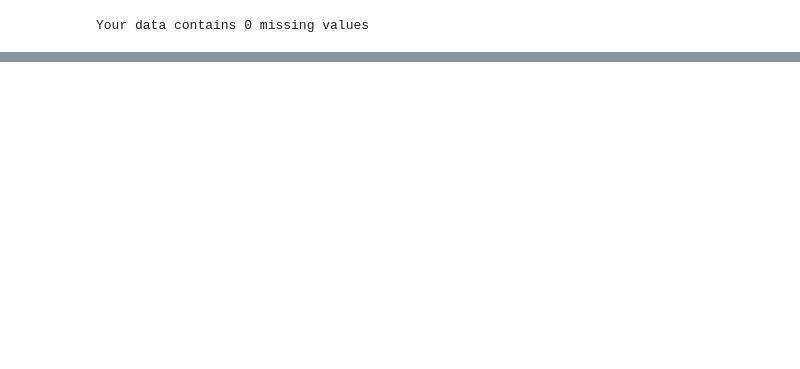
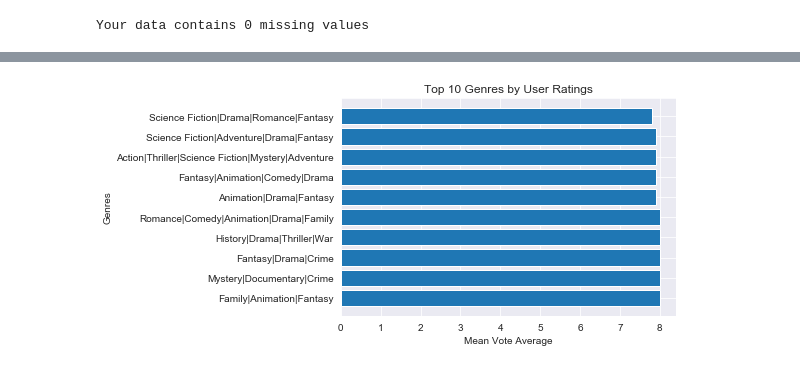
Before and after one commit to ManideepTelukuntla/Investigate-TMDB-Movie-Data, a Jupyter notebook: InvestigateTMDBMovieData.ipynb, the cells around one changed output, grey strips where cells are left out. Cells and saved outputs as stored; diff of their text form; code cells hidden in the pictures; blank space fills up the shorter version.

```diff
--- a/InvestigateTMDBMovieData.ipynb
+++ b/InvestigateTMDBMovieData.ipynb
@@ -208,0 +244,4 @@ movie_df.describe()
+# %%
+# top 10 genres with higher average user rating
+top_10_genres = movie_df.groupby(['genres']).mean()['vote_average'].sort_values(ascending = False)[: 10]
+top_10_genres
@@ -208,0 +265,18 @@ movie_df.describe()
+# %%
+# function for plotting horizontal bar chart
+def plot_barh(arr1, arr2, xlabel, ylabel, title):
+    plt.barh(top_10_genres.index, top_10_genres.values)
+    plt.xlabel(xlabel)
+    plt.ylabel(ylabel)
+    plt.title(title)
+    plt.show()
+# %%
+# plot for top 10 genres by user ratings
+arr1 = top_10_genres.index
+arr2 = top_10_genres.values
+xlabel = 'Mean Vote Average'
+ylabel = 'Genres'
+title = 'Top 10 Genres by User Ratings'
+plot_barh(arr1, arr2, xlabel, ylabel, title)
+# %% [output]
+[figure, added]
```
Also changed, not shown: parts of 31 cells of this notebook.
